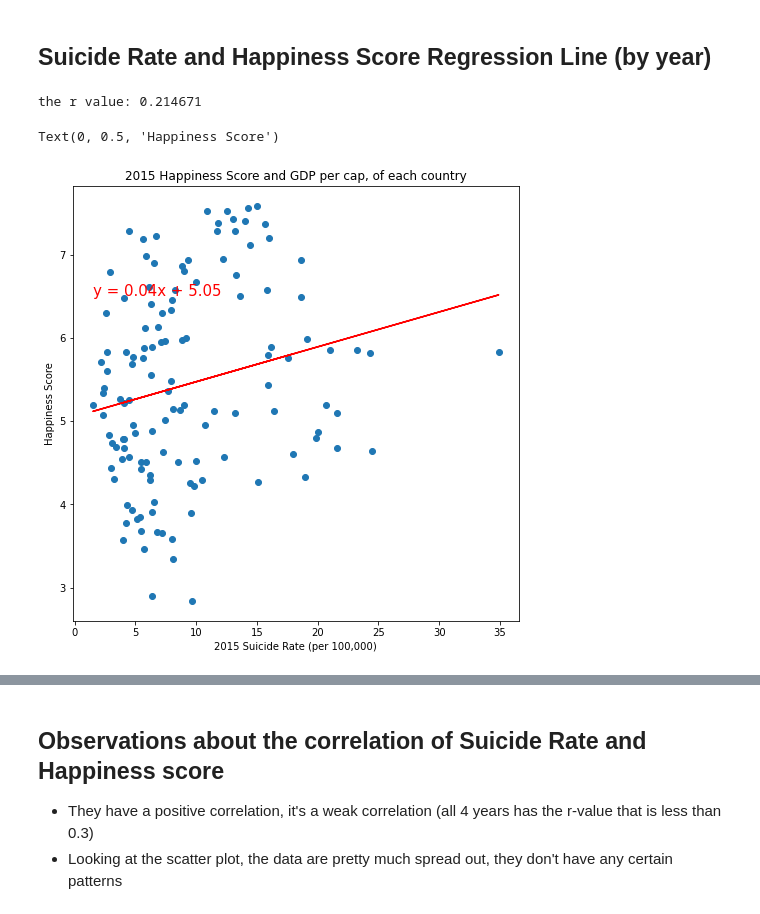
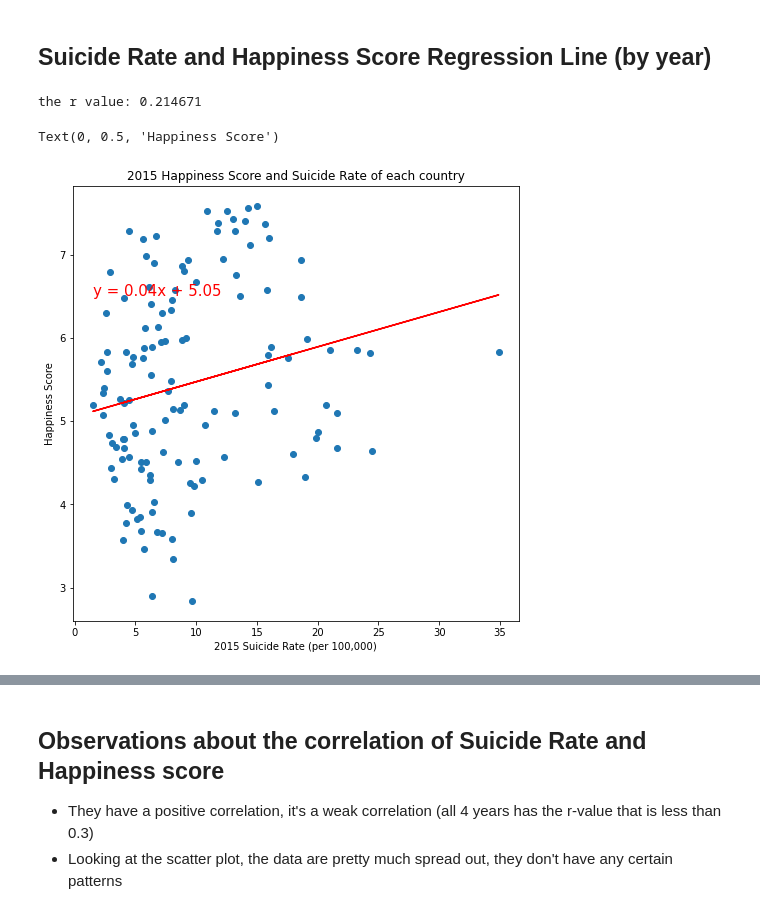
Before and after one commit to PatMartin7/project1, a Jupyter notebook: Analysis/Data Analysis.ipynb, the cells around one changed output, grey strips where cells are left out. Drawn from its saved outputs; the diff is of its cells as text; code cells hidden in the pictures.

```diff
--- a/Analysis/Data Analysis.ipynb
+++ b/Analysis/Data Analysis.ipynb
@@ -443,13 +462,13 @@ Text(0, 0.5, 'Happiness Score')
 # %%
 scater_regress(mergedfinalfiltered, mergedfinalfiltered['2015'],
                mergedfinalfiltered['Happiness Score_15'])
-plt.title('2015 Happiness Score and GDP per cap, of each country')
+plt.title('2015 Happiness Score and Suicide Rate of each country')
 plt.xlabel('2015 Suicide Rate (per 100,000)')
 plt.ylabel('Happiness Score')
 # %% [output]
 the r value: 0.214671
 Text(0, 0.5, 'Happiness Score')
-[figure, old version]
+[figure, new version]
 # %%
 scater_regress(mergedfinalfiltered, mergedfinalfiltered['2016'],
                mergedfinalfiltered['Happiness Score_16'])
```
Also changed, not shown: parts of 25 cells of this notebook.
